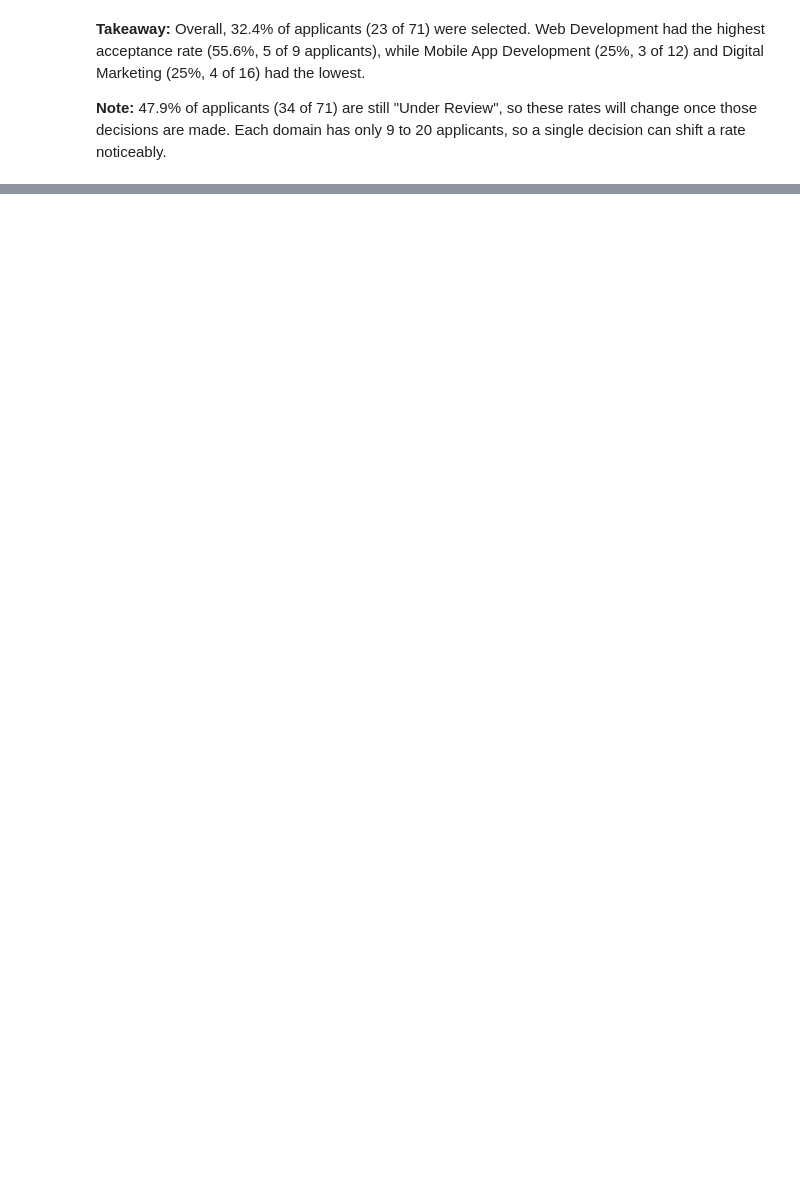
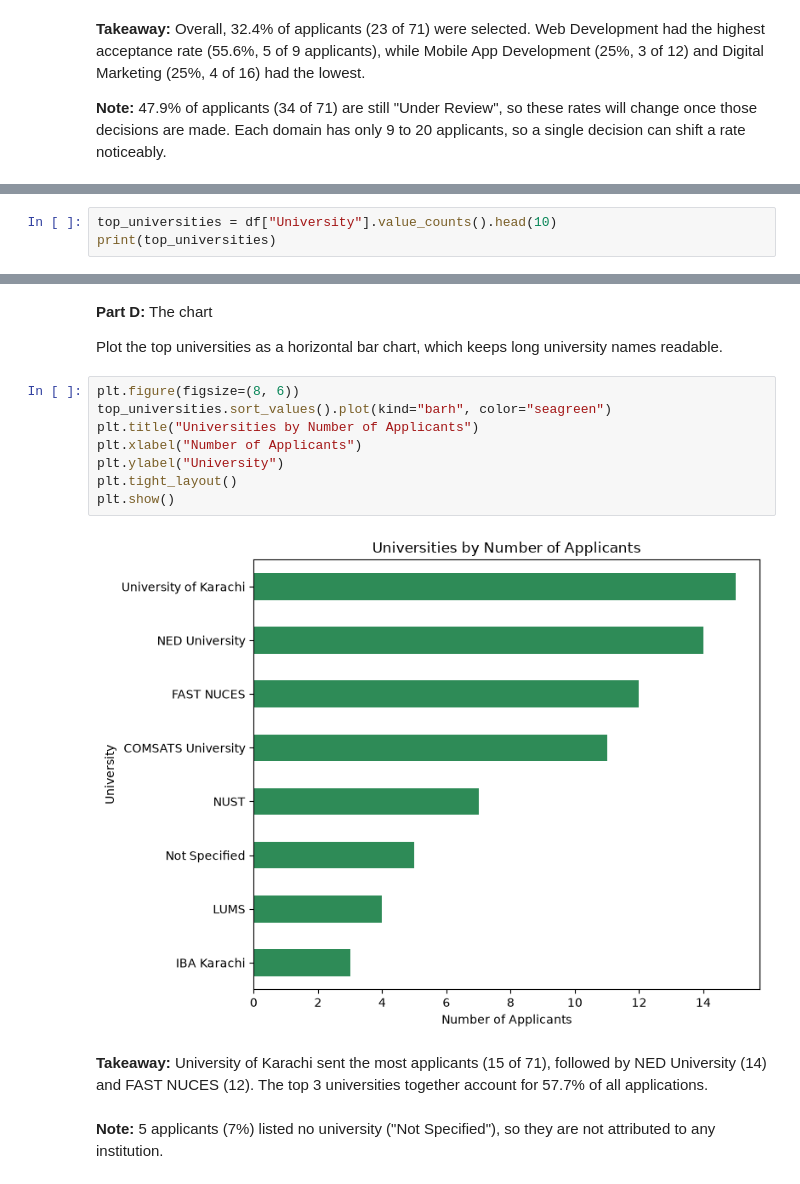
Before and after one commit to maryam-fatima123/applicants-data-cleaning, a Jupyter notebook: Week2_EDA_Maryam_Fatima.ipynb, the cells around one changed output, grey strips where cells are left out. Saved outputs shown, nothing was run; the diff lists cells and outputs as text; blank space fills up the shorter version.

```diff
--- a/Week2_EDA_Maryam_Fatima.ipynb
+++ b/Week2_EDA_Maryam_Fatima.ipynb
@@ -141,0 +268,3 @@ plt.show()
+# %%
+top_universities = df["University"].value_counts().head(10)
+print(top_universities)
@@ -141,0 +292,19 @@ plt.show()
+# %% [markdown]
+**Part D:** The chart
+
+Plot the top universities as a horizontal bar chart, which keeps long university names readable.
+# %%
+plt.figure(figsize=(8, 6))
+top_universities.sort_values().plot(kind="barh", color="seagreen")
+plt.title("Universities by Number of Applicants")
+plt.xlabel("Number of Applicants")
+plt.ylabel("University")
+plt.tight_layout()
+plt.show()
+# %% [output]
+[figure, added]
+# %% [markdown]
+**Takeaway:**
+University of Karachi sent the most applicants (15 of 71), followed by NED University (14) and FAST NUCES (12). The top 3 universities together account for 57.7% of all applications.
+# %% [markdown]
+**Note:** 5 applicants (7%) listed no university ("Not Specified"), so they are not attributed to any institution.
```
Also changed, not shown: parts of 33 cells of this notebook.
